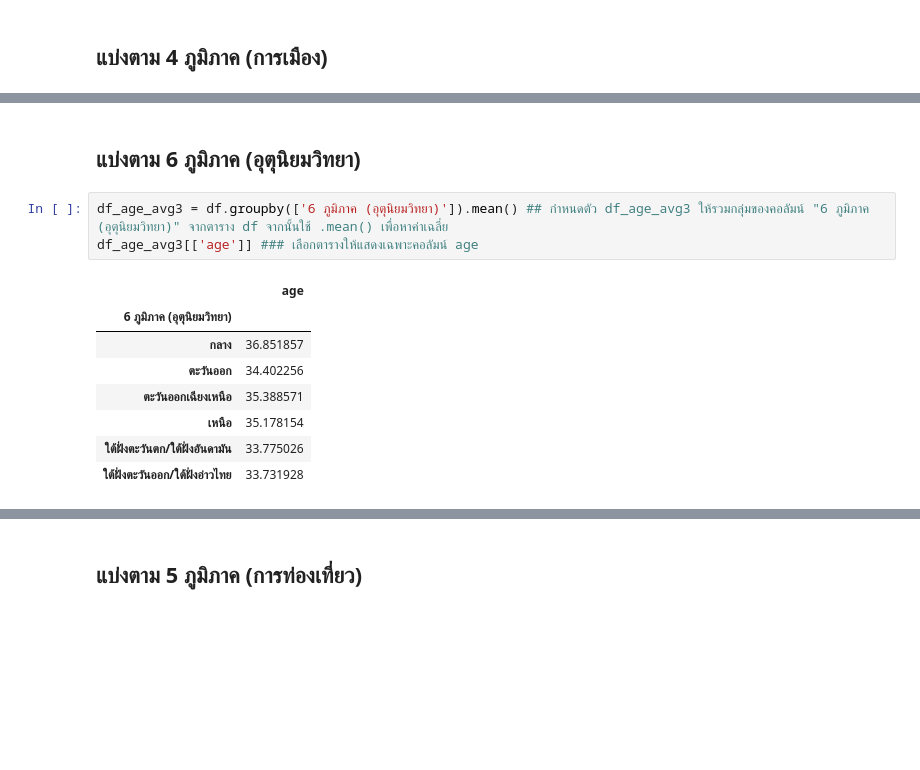
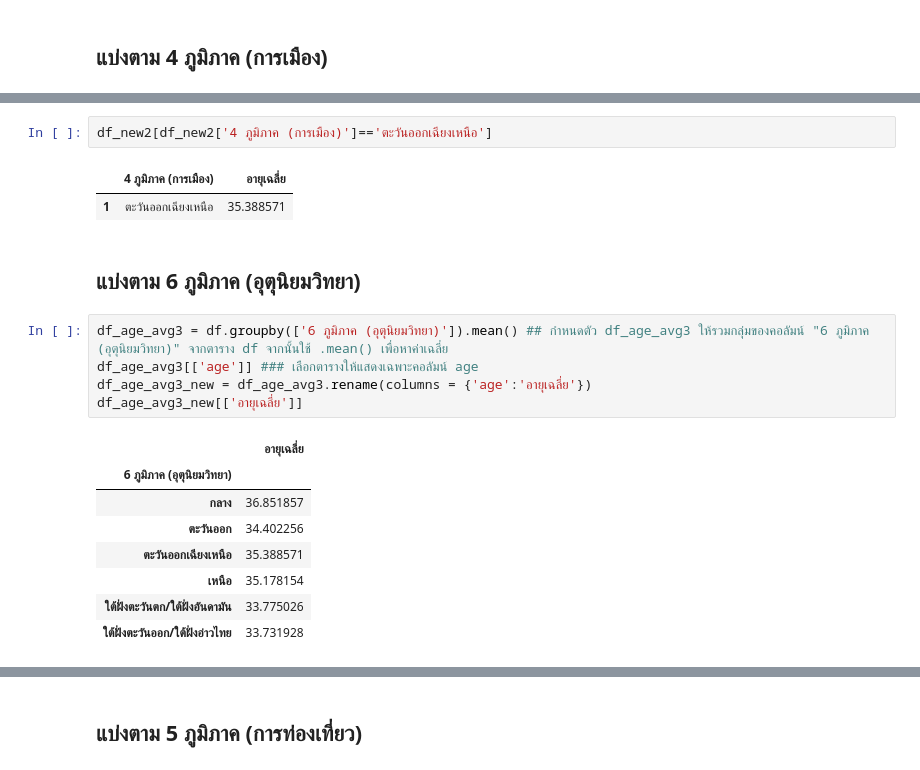
Before and after one commit to ThanikPimpiban/data_viz_2022, a Jupyter notebook: BasicPython&DataViz_midterm2022.ipynb, the cells around one changed output, grey strips where cells are left out. Drawn from its saved outputs; the diff is of its cells as text; blank space fills up the shorter version.

```diff
--- a/BasicPython&DataViz_midterm2022.ipynb
+++ b/BasicPython&DataViz_midterm2022.ipynb
@@ -927,10 +966,17 @@ df_age_avg2[['age']] ### เลือกตารางให้แสดงเ
+# %%
+df_new2[df_new2['4 ภูมิภาค (การเมือง)']=='ตะวันออกเฉียงเหนือ']
+# %% [output]
+|  | 4 ภูมิภาค (การเมือง) | อายุเฉลี่ย |
+| 1 | ตะวันออกเฉียงเหนือ | 35.388571 |
 # %% [markdown]
 ## แบ่งตาม 6 ภูมิภาค (อุตุนิยมวิทยา)
 # %%
 df_age_avg3 = df.groupby(['6 ภูมิภาค (อุตุนิยมวิทยา)']).mean() ## กำหนดตัว df_age_avg3 ให้รวมกลุ่มของคอลัมน์ "6 ภูมิภาค (อุตุนิยมวิทยา)" จากตาราง df จากนั้นใช้ .mean() เพื่อหาค่าเฉลี่ย
 df_age_avg3[['age']] ### เลือกตารางให้แสดงเฉพาะคอลัมน์ age
+df_age_avg3_new = df_age_avg3.rename(columns = {'age':'อายุเฉลี่ย'})
+df_age_avg3_new[['อายุเฉลี่ย']]
 # %% [output]
-|  | age |
+|  | อายุเฉลี่ย |
 | 6 ภูมิภาค (อุตุนิยมวิทยา) |  |
 | กลาง | 36.851857 |
 | ตะวันออก | 34.402256 |
```
Also changed, not shown: parts of 9 cells of this notebook.
